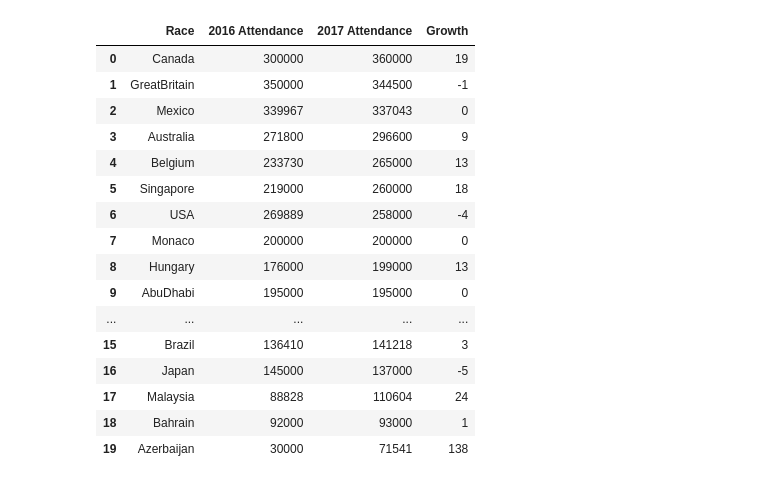
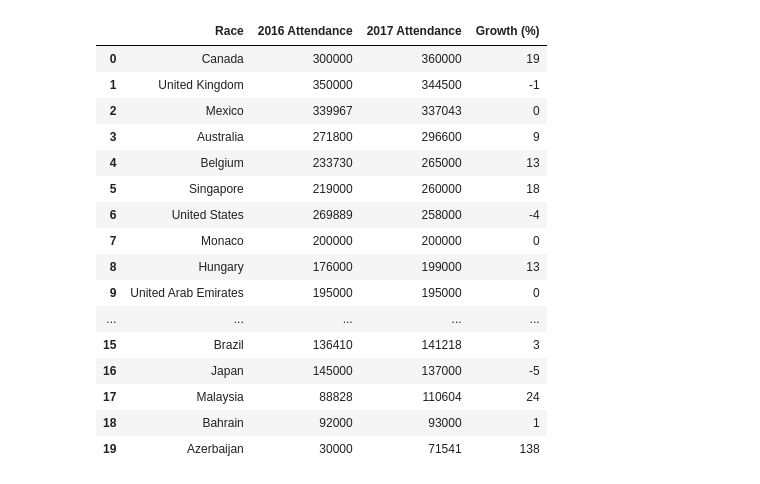
Before and after one commit to vincesiposgaudi/F1-circuits, a Jupyter notebook: f1.ipynb, the cells around one changed output. Saved outputs shown, nothing was run; the diff lists cells and outputs as text; code cells hidden in the pictures.

```diff
--- a/f1.ipynb
+++ b/f1.ipynb
@@ -82,27 +82,28 @@ df
 # %%
 #getting attendance data
 data = pd.read_html('https://f1destinations.com/2017-f1-attendance-figures/')[0]
 data = data[data["Race"].str.contains("TOTAL")==False]
 data = data.drop(columns=["% Change"])
 
 columns_titles = ["Race","2016 Attendance","2017 Attendance"]
 
 data = data.reindex(columns=columns_titles)
-data["Growth"] = (((data["2017 Attendance"] / data["2016 Attendance"]) - 1) * 100).astype(int)
+data["Growth (%)"] = (((data["2017 Attendance"] / data["2016 Attendance"]) - 1) * 100).astype(int)
 data['Race'] = data['Race'].str.replace('\d+', '', regex=True).str.replace('.', '', regex=True).str.replace(' ', '', regex=True)
+data = data.replace({'Race':{'USA': 'United States', 'AbuDhabi': 'United Arab Emirates', 'GreatBritain': 'United Kingdom'}})
 data
 # %% [output]
-|  | Race | 2016 Attendance | 2017 Attendance | Growth |
+|  | Race | 2016 Attendance | 2017 Attendance | Growth (%) |
 | 0 | Canada | 300000 | 360000 | 19 |
-| 1 | GreatBritain | 350000 | 344500 | -1 |
+| 1 | United Kingdom | 350000 | 344500 | -1 |
 | 2 | Mexico | 339967 | 337043 | 0 |
 | 3 | Australia | 271800 | 296600 | 9 |
 | 4 | Belgium | 233730 | 265000 | 13 |
 | 5 | Singapore | 219000 | 260000 | 18 |
-| 6 | USA | 269889 | 258000 | -4 |
+| 6 | United States | 269889 | 258000 | -4 |
 | 7 | Monaco | 200000 | 200000 | 0 |
 | 8 | Hungary | 176000 | 199000 | 13 |
-| 9 | AbuDhabi | 195000 | 195000 | 0 |
+| 9 | United Arab Emirates | 195000 | 195000 | 0 |
 | ... | ... | ... | ... | ... |
 | 15 | Brazil | 136410 | 141218 | 3 |
 | 16 | Japan | 145000 | 137000 | -5 |
```
Also changed, not shown: parts of 8 cells of this notebook, 3 other files.
